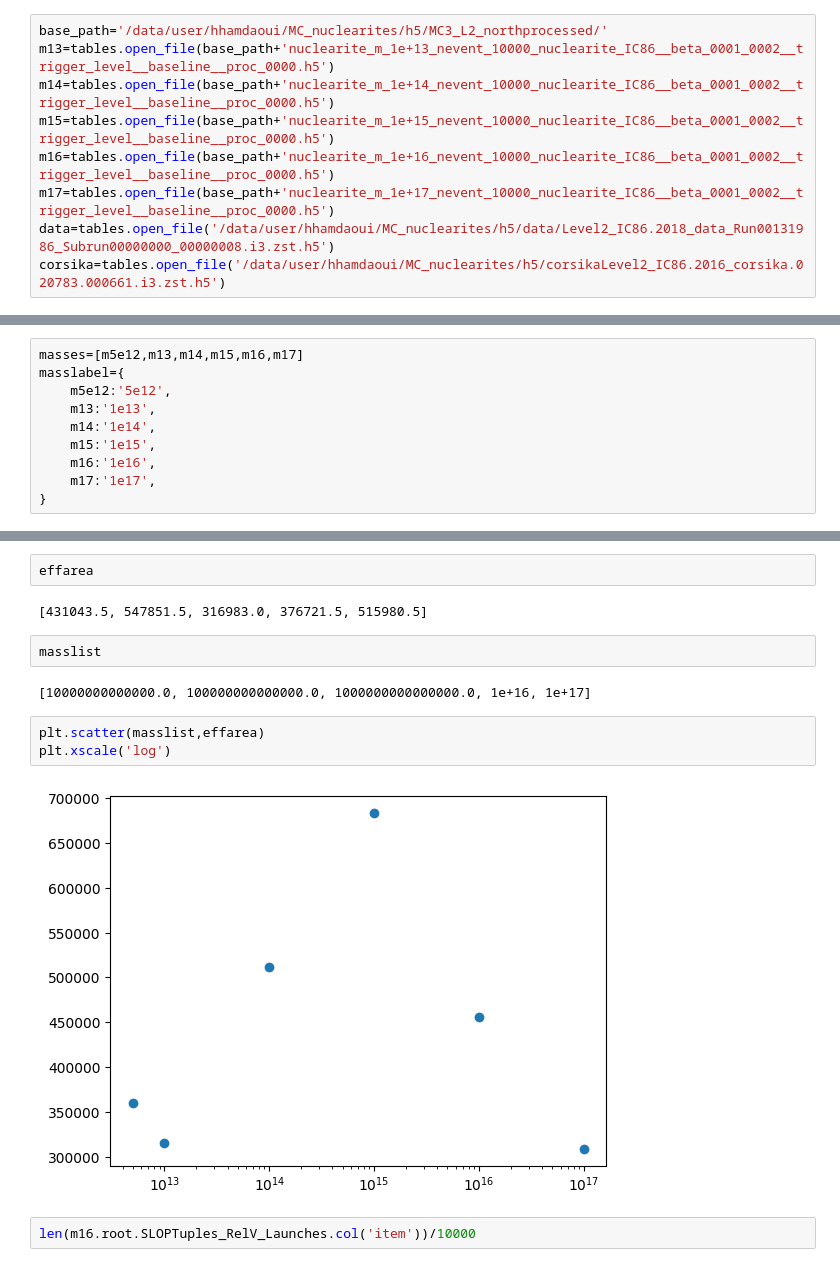
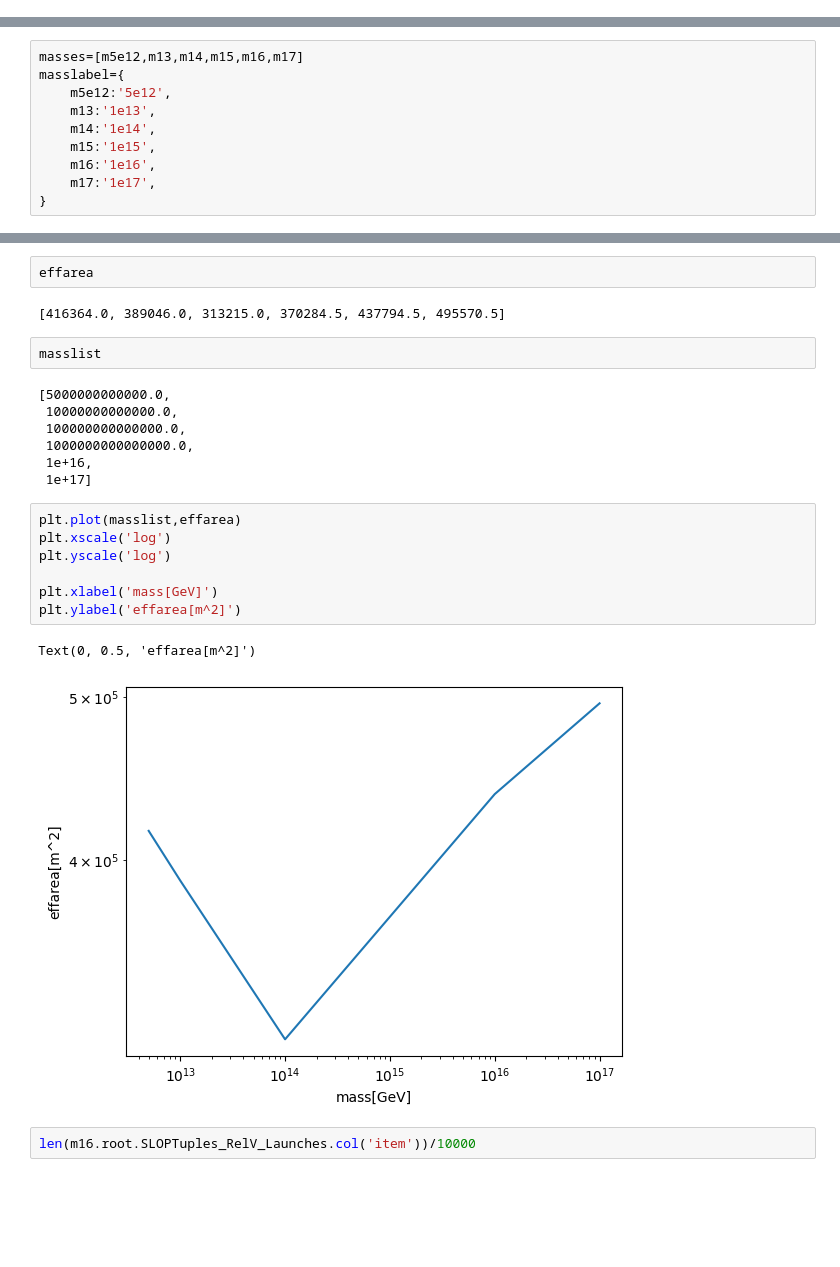
Before and after one commit to hhamdaou/nuclearite_analysis, a Jupyter notebook: plots/plots_Level2.ipynb, the cells around one changed output, grey strips where cells are left out. Drawn from its saved outputs; the diff is of its cells as text; blank space fills up the shorter version.

```diff
--- a/plots/plots_Level2.ipynb
+++ b/plots/plots_Level2.ipynb
@@ -46,9 +111,0 @@ array([ 0,  0, 32, ...,  0,  7,  0], dtype=uint32)
-# %%
-base_path='/data/user/hhamdaoui/MC_nuclearites/h5/MC3_L2_northprocessed/'
-m13=tables.open_file(base_path+'nuclearite_m_1e+13_nevent_10000_nuclearite_IC86__beta_0001_0002__trigger_level__baseline__proc_0000.h5')
-m14=tables.open_file(base_path+'nuclearite_m_1e+14_nevent_10000_nuclearite_IC86__beta_0001_0002__trigger_level__baseline__proc_0000.h5')
-m15=tables.open_file(base_path+'nuclearite_m_1e+15_nevent_10000_nuclearite_IC86__beta_0001_0002__trigger_level__baseline__proc_0000.h5')
-m16=tables.open_file(base_path+'nuclearite_m_1e+16_nevent_10000_nuclearite_IC86__beta_0001_0002__trigger_level__baseline__proc_0000.h5')
-m17=tables.open_file(base_path+'nuclearite_m_1e+17_nevent_10000_nuclearite_IC86__beta_0001_0002__trigger_level__baseline__proc_0000.h5')
-data=tables.open_file('/data/user/hhamdaoui/MC_nuclearites/h5/data/Level2_IC86.2018_data_Run00131986_Subrun00000000_00000008.i3.zst.h5')
-corsika=tables.open_file('/data/user/hhamdaoui/MC_nuclearites/h5/corsikaLevel2_IC86.2016_corsika.020783.000661.i3.zst.h5')
@@ -88,16 +237,26 @@ for m in masses:
 # %%
 effarea
 # %% [output]
-[431043.5, 547851.5, 316983.0, 376721.5, 515980.5]
+[416364.0, 389046.0, 313215.0, 370284.5, 437794.5, 495570.5]
 # %%
 masslist
 # %% [output]
-[10000000000000.0, 100000000000000.0, 1000000000000000.0, 1e+16, 1e+17]
+[5000000000000.0,
+ 10000000000000.0,
+ 100000000000000.0,
+ 1000000000000000.0,
+ 1e+16,
+ 1e+17]
 # %%
-plt.scatter(masslist,effarea)
+plt.plot(masslist,effarea)
 plt.xscale('log')
+plt.yscale('log')
+
+plt.xlabel('mass[GeV]')
+plt.ylabel('effarea[m^2]')
 # %% [output]
+Text(0, 0.5, 'effarea[m^2]')
-[figure, old version]
+[figure, new version]
 # %%
 len(m16.root.SLOPTuples_RelV_Launches.col('item'))/10000
 # %% [output]
```
Also changed, not shown: parts of 30 cells of this notebook, 36 other files.
